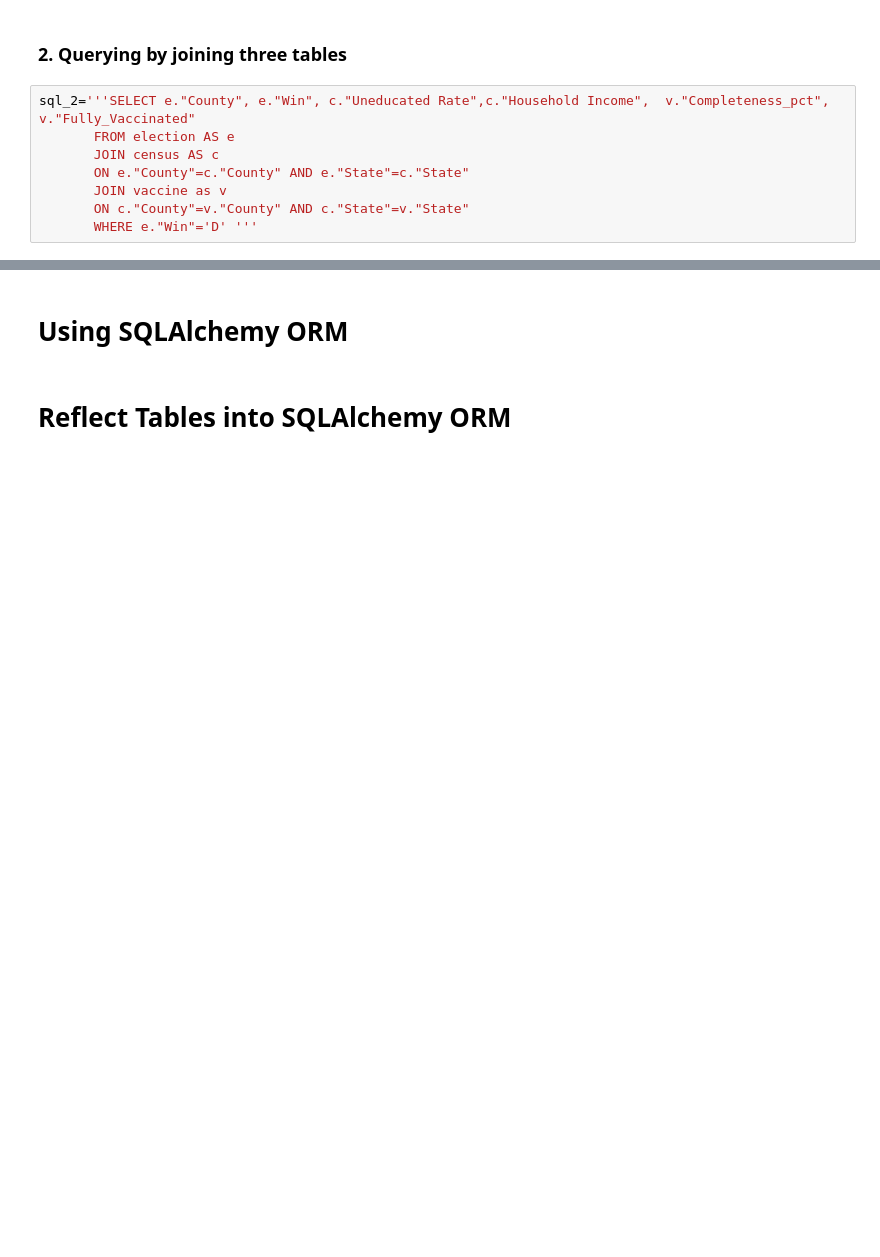
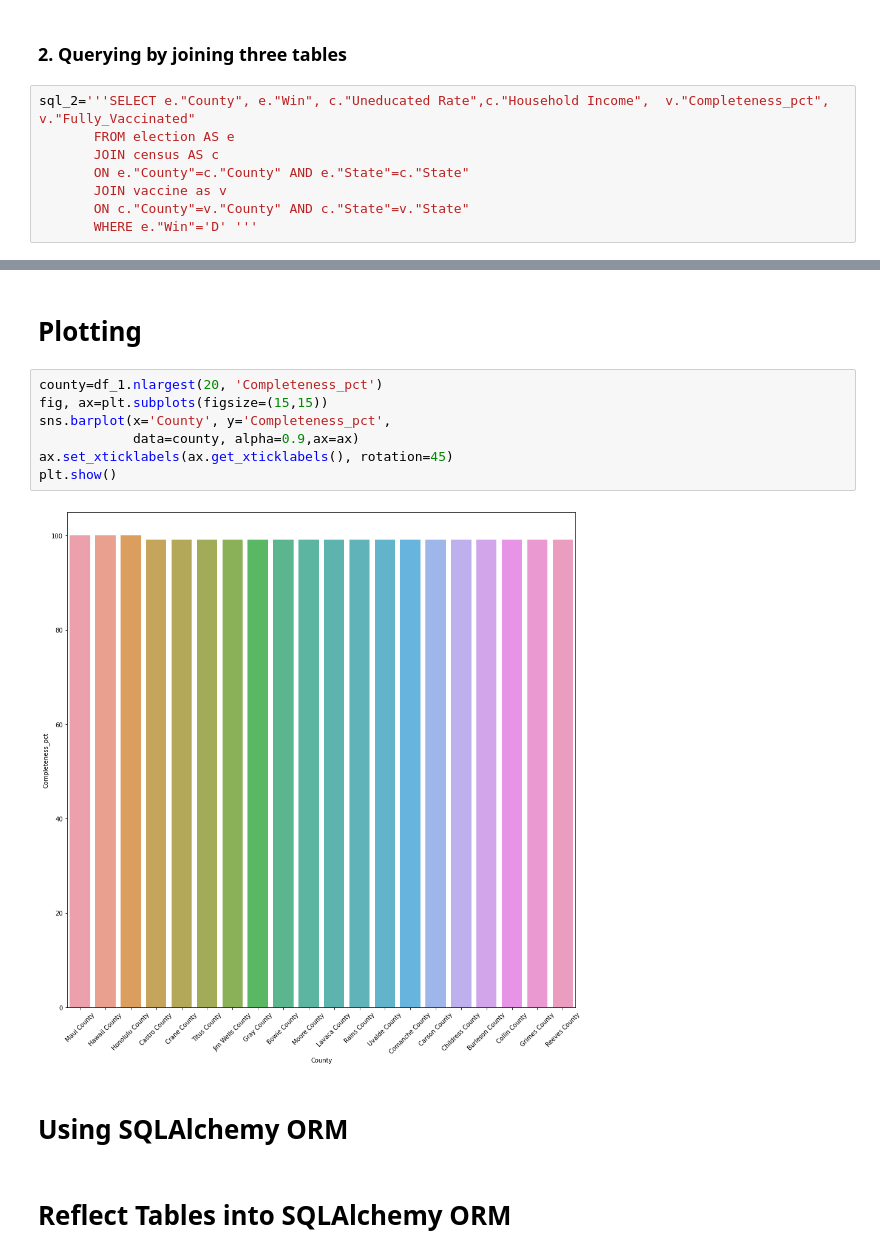
Before and after one commit to pandeysudip/COVID-19-Vaccination-Rate, a Jupyter notebook: Analysis/sqlalchemy.ipynb, the cells around one changed output, grey strips where cells are left out. Drawn from its saved outputs; the diff is of its cells as text; blank space fills up the shorter version.

```diff
--- a/Analysis/sqlalchemy.ipynb
+++ b/Analysis/sqlalchemy.ipynb
@@ -312,3 +342,14 @@ df_alc2
+# %% [markdown]
+# Plotting
+# %%
+county=df_1.nlargest(20, 'Completeness_pct')
+fig, ax=plt.subplots(figsize=(15,15))
+sns.barplot(x='County', y='Completeness_pct',
+            data=county, alpha=0.9,ax=ax)
+ax.set_xticklabels(ax.get_xticklabels(), rotation=45)
+plt.show()
+# %% [output]
+[figure, added]
 # %% [markdown]
 # Using SQLAlchemy ORM
 # %% [markdown]
```
Also changed, not shown: parts of 10 cells of this notebook, 1 other file.
